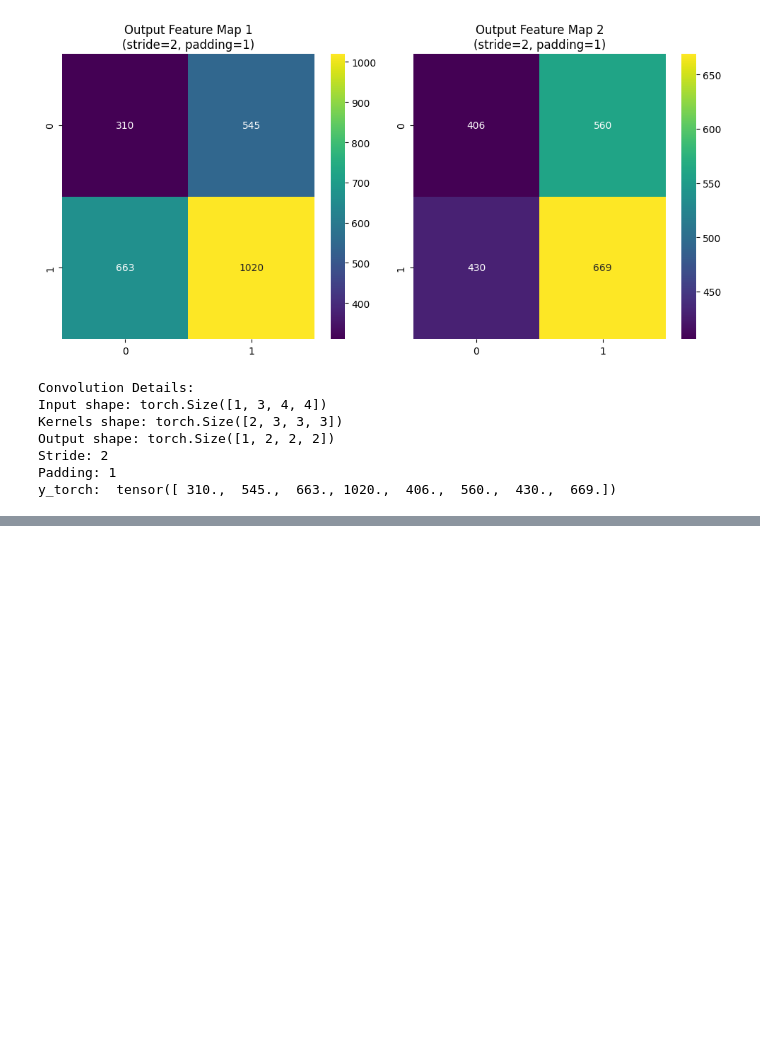
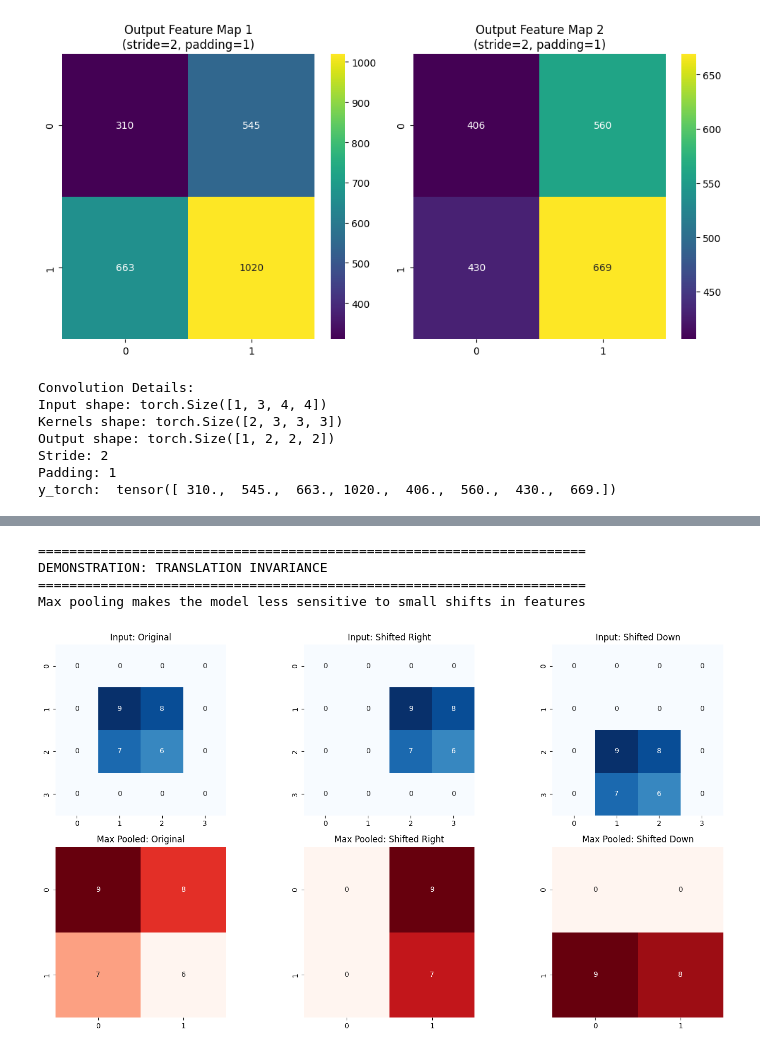
Before and after one commit to chrisjob1021/model-examples, a Jupyter notebook: cnn/toy_cnn.ipynb, the cells around one changed output, grey strips where cells are left out. Saved outputs shown, nothing was run; the diff lists cells and outputs as text; code cells hidden in the pictures; blank space fills up the shorter version.

Commit message:
add examples related to max pooling

```diff
--- a/cnn/toy_cnn.ipynb
+++ b/cnn/toy_cnn.ipynb
@@ -451,0 +634,59 @@ y_torch:  tensor([ 310.,  545.,  663., 1020.,  406.,  560.,  430.,  669.])
+# %%
+# Demonstration 2: Translation Invariance
+print("="*70)
+print("DEMONSTRATION: TRANSLATION INVARIANCE")
+print("="*70)
+print("Max pooling makes the model less sensitive to small shifts in features")
+
+# Create three versions of the same pattern at different positions
+pattern_original = torch.tensor([
+    [[[0, 0, 0, 0],
+      [0, 9, 8, 0],
+      [0, 7, 6, 0],
+      [0, 0, 0, 0]]]
+], dtype=torch.float32)
+
+pattern_shifted_right = torch.tensor([
+    [[[0, 0, 0, 0],
+      [0, 0, 9, 8],
+      [0, 0, 7, 6],
+      [0, 0, 0, 0]]]
+], dtype=torch.float32)
+
+pattern_shifted_down = torch.tensor([
+    [[[0, 0, 0, 0],
+      [0, 0, 0, 0],
+      [0, 9, 8, 0],
+      [0, 7, 6, 0]]]
+], dtype=torch.float32)
+
+patterns = [pattern_original, pattern_shifted_right, pattern_shifted_down]
+pattern_names = ["Original", "Shifted Right", "Shifted Down"]
+
+# Apply max pooling to each pattern
+maxpool_layer = ManualMaxPool2d(kernel_size=2, stride=2)
+
+fig, axes = plt.subplots(2, 3, figsize=(15, 8))
+
+for i, (pattern, name) in enumerate(zip(patterns, pattern_names)):
+    # Show input pattern
+    sns.heatmap(pattern[0, 0].numpy(), annot=True, cmap='Blues', fmt='.0f',
+                ax=axes[0, i], cbar=False, square=True)
+    axes[0, i].set_title(f'Input: {name}')
+
+    # Apply max pooling
+    pooled = maxpool_layer(pattern)
+
+    # Show pooled output
+    sns.heatmap(pooled[0, 0].numpy(), annot=True, cmap='Reds', fmt='.0f',
+                ax=axes[1, i], cbar=False, square=True)
+    axes[1, i].set_title(f'Max Pooled: {name}')
+
+plt.tight_layout()
+plt.show()
+# %% [output]
+======================================================================
+DEMONSTRATION: TRANSLATION INVARIANCE
+======================================================================
+Max pooling makes the model less sensitive to small shifts in features
+[figure, added]
```
Also changed, not shown: parts of 3 cells of this notebook, 1 other file.
